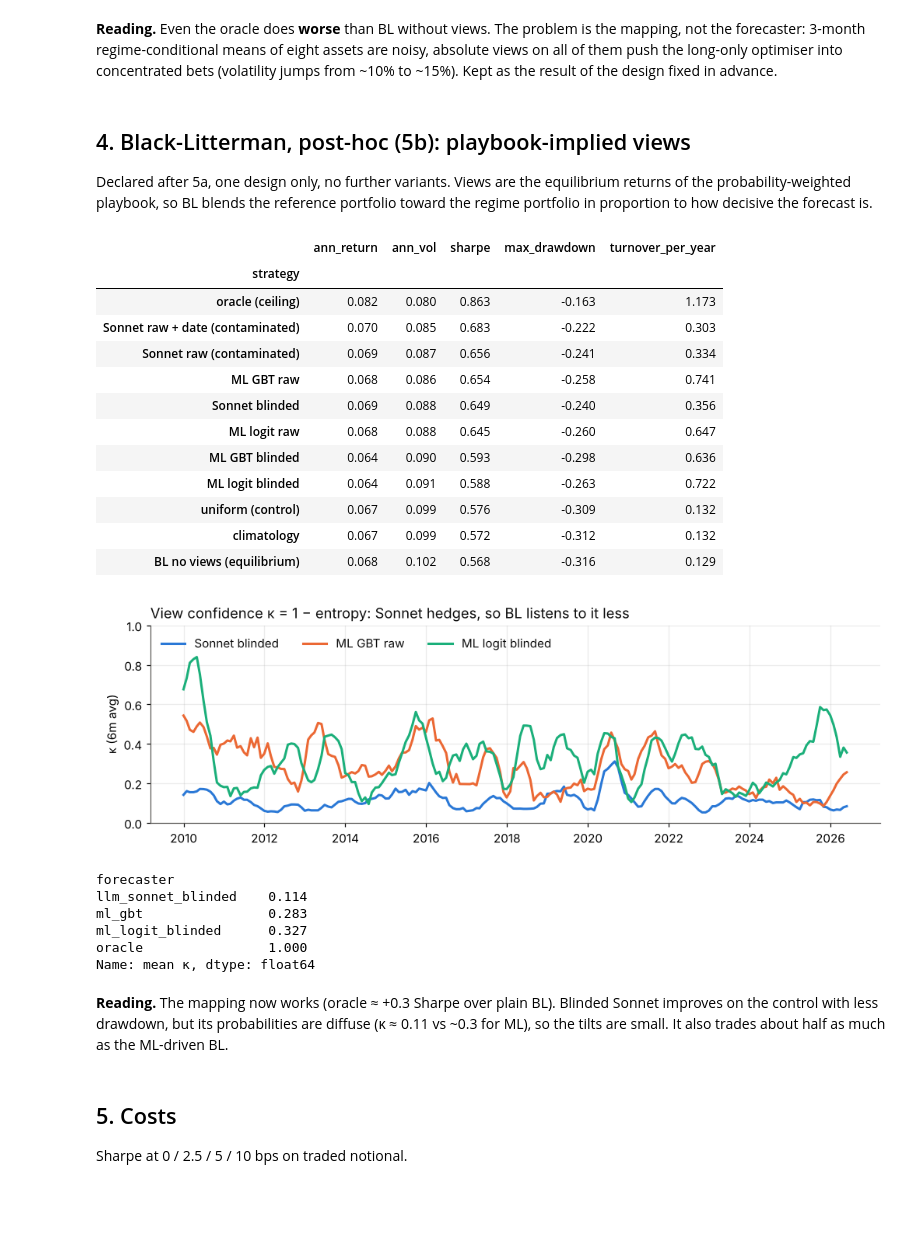
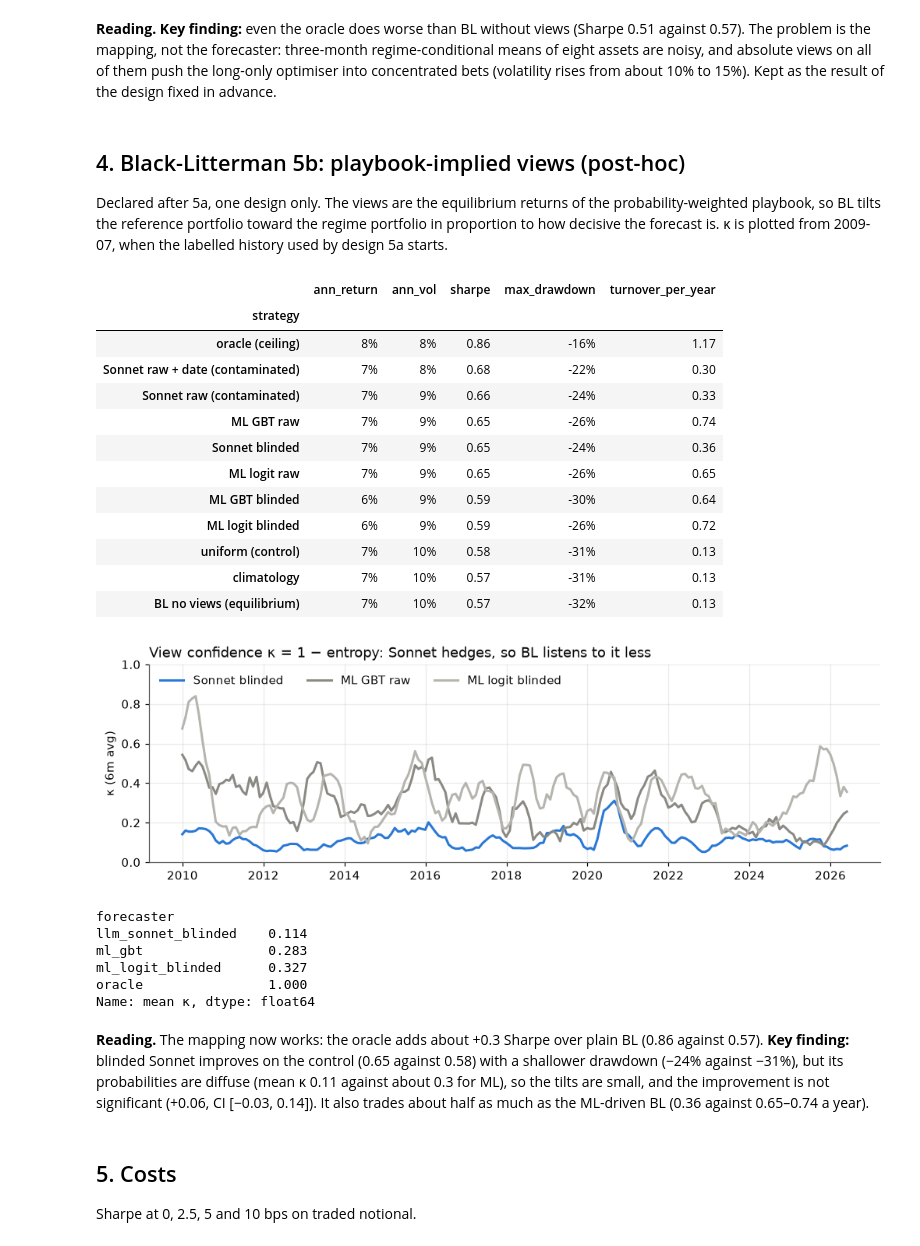
Before and after one commit to FranQuant/llm-regime-allocator, a Jupyter notebook: notebooks/nb03_regimes_to_portfolios.ipynb, the cells around one changed output. Drawn from its saved outputs; the diff is of its cells as text; code cells hidden in the pictures; blank space fills up the shorter version.

```diff
--- a/notebooks/nb03_regimes_to_portfolios.ipynb
+++ b/notebooks/nb03_regimes_to_portfolios.ipynb
@@ -35,11 +38,18 @@ import numpy as np, pandas as pd, matplotlib.pyplot as plt
 from pathlib import Path
 from lra.evaluation import monthly_excess, sharpe_diff_ci
 P5 = Path('../results/phase5')
-C = ['#2a78d6', '#eb6834', '#1baf7a', '#eda100']
+SON = '#2a78d6'                         # Sonnet; GPT #eb6834, Gemini #1baf7a, GLM #eda100 (nb04-nb05); ML and baselines are greys
+GREY = {'uniform': '#0b0b0b', 'climatology': '#b5b4ae', 'ml_logit': '#8a8984', 'ml_gbt': '#b5b4ae'}
 INK, MUTED = '#0b0b0b', '#52514e'
 plt.rcParams.update({'figure.dpi': 110, 'axes.spines.top': False, 'axes.spines.right': False,
                      'axes.grid': True, 'grid.alpha': 0.25, 'lines.linewidth': 2,
                      'axes.edgecolor': MUTED, 'text.color': INK})
+
+def fmt(df, pct=(), d0=(), d1=(), d2=()):
+    """Display only: Sharpe 2 decimals, Brier 3, percentages 0 (stored results are untouched)."""
+    f = {**{c: '{:.0%}' for c in pct}, **{c: '{:.0f}' for c in d0}, **{c: '{:.1f}' for c in d1}, **{c: '{:.2f}' for c in d2}}
+    return df.style.format(f, precision=3, na_rep='–')
+PF = dict(pct=['ann_return', 'ann_vol', 'max_drawdown'], d2=['sharpe', 'turnover_per_year'])
 met = pd.read_csv(P5 / 'metrics.csv')
 daily = pd.read_csv(P5 / 'daily_returns.csv', parse_dates=[0], index_col=0)
 views = pd.read_csv(P5 / 'views.csv', parse_dates=['date'])
@@ -52,10 +62,10 @@ NAMES = {'llm_sonnet_blinded': 'Sonnet blinded', 'llm_sonnet_raw': 'Sonnet raw (
          'climatology': 'climatology', 'uniform': 'uniform (control)', 'oracle': 'oracle (ceiling)'}
 def family(prefix):
     t = head.loc[[f'{prefix}__{k}' for k in NAMES]].rename(index=lambda s: NAMES[s.split('__')[1]])
-    return t[['ann_return', 'ann_vol', 'sharpe', 'max_drawdown', 'turnover_per_year']].round(3)
+    return t[['ann_return', 'ann_vol', 'sharpe', 'max_drawdown', 'turnover_per_year']]
 bench = head.loc[['sixty_forty', 'bl_equilibrium', 'bl_momentum'],
-                 ['ann_return', 'ann_vol', 'sharpe', 'max_drawdown', 'turnover_per_year']].round(3)
-bench
+                 ['ann_return', 'ann_vol', 'sharpe', 'max_drawdown', 'turnover_per_year']]
+fmt(bench, **PF)
 # %% [output]
 |  | ann_return | ann_vol | sharpe | max_drawdown | turnover_per_year |
 | strategy |  |  |  |  |  |
@@ -86,8 +96,9 @@ show = [('sixty_forty', '60/40'), ('playbook__uniform', 'playbook · uniform (co
         ('playbook__llm_sonnet_blinded', 'playbook · Sonnet blinded'), ('playbook__oracle', 'playbook · oracle (ceiling)')]
 wealth = (1 + daily[[s for s, _ in show]]).cumprod()
 fig, (a1, a2) = plt.subplots(2, 1, figsize=(11, 6.5), sharex=True, height_ratios=[2, 1])
-for (s, lab), c in zip(show, C):
-    ls = '--' if 'oracle' in s else '-'
+COL = {'sixty_forty': '#52514e', 'playbook__uniform': '#b5b4ae', 'playbook__llm_sonnet_blinded': SON, 'playbook__oracle': '#0b0b0b'}
+for s, lab in show:
+    c, ls = COL[s], ('--' if 'oracle' in s else '-')
     a1.plot(wealth.index, wealth[s], color=c, label=lab, linestyle=ls)
     a2.plot(wealth.index, wealth[s] / wealth[s].cummax() - 1, color=c, linewidth=1.2, linestyle=ls)
 a1.set_title('Growth of $1, net of costs', loc='left'); a1.legend(frameon=False, ncol=2, loc='upper left')
@@ -115,10 +126,10 @@ ci = pd.DataFrame([dict(zip(['diff', 'lo', 'hi'], sharpe_diff_ci(mex[a], mex[b])
 fig, ax = plt.subplots(figsize=(10, 4.2))
 yp = np.arange(len(ci))[::-1]
 for y_, (_, r) in zip(yp, ci.iterrows()):
-    c = C[2] if r.lo > 0 else C[0]
+    c = '#0b0b0b' if r.lo > 0 else '#8a8984'
     ax.plot([r.lo, r.hi], [y_, y_], color=c); ax.scatter(r['diff'], y_, s=55, color=c, edgecolor='white', zorder=3)
 ax.axvline(0, color=MUTED, linewidth=1); ax.set_yticks(yp, ci.index)
-ax.set_xlabel('Sharpe difference (monthly, annualised), 95% CI — green = CI excludes 0')
+ax.set_xlabel('Sharpe difference (monthly, annualised), 95% CI — black = CI excludes 0')
 ax.set_title('Paired Sharpe differences', loc='left'); plt.tight_layout(); plt.show()
-ci.round(3)
+fmt(ci, d2=['diff', 'lo', 'hi'])
 # %% [output]
@@ -160,39 +171,39 @@ t.sort_values('sharpe', ascending=False)
 # %% [markdown]
-**Reading.** Even the oracle does **worse** than BL without views. The problem is the mapping, not the forecaster: 3-month regime-conditional means of eight assets are noisy, absolute views on all of them push the long-only optimiser into concentrated bets (volatility jumps from ~10% to ~15%). Kept as the result of the design fixed in advance.
+**Reading.** **Key finding:** even the oracle does worse than BL without views (Sharpe 0.51 against 0.57). The problem is the mapping, not the forecaster: three-month regime-conditional means of eight assets are noisy, and absolute views on all of them push the long-only optimiser into concentrated bets (volatility rises from about 10% to 15%). Kept as the result of the design fixed in advance.
 # %% [markdown]
-## 4. Black-Litterman, post-hoc (5b): playbook-implied views
+## 4. Black-Litterman 5b: playbook-implied views (post-hoc)
 
-Declared after 5a, one design only, no further variants. Views are the equilibrium returns of the probability-weighted playbook, so BL blends the reference portfolio toward the regime portfolio in proportion to how decisive the forecast is.
+Declared after 5a, one design only. The views are the equilibrium returns of the probability-weighted playbook, so BL tilts the reference portfolio toward the regime portfolio in proportion to how decisive the forecast is. κ is plotted from 2009-07, when the labelled history used by design 5a starts.
 # %%
 t = family('bl_playbook'); t.loc['BL no views (equilibrium)'] = bench.loc['bl_equilibrium']
-t.sort_values('sharpe', ascending=False)
+fmt(t.sort_values('sharpe', ascending=False), **PF)
 # %% [output]
 |  | ann_return | ann_vol | sharpe | max_drawdown | turnover_per_year |
 | strategy |  |  |  |  |  |
-| oracle (ceiling) | 0.082 | 0.080 | 0.863 | -0.163 | 1.173 |
-| Sonnet raw + date (contaminated) | 0.070 | 0.085 | 0.683 | -0.222 | 0.303 |
-| Sonnet raw (contaminated) | 0.069 | 0.087 | 0.656 | -0.241 | 0.334 |
-| ML GBT raw | 0.068 | 0.086 | 0.654 | -0.258 | 0.741 |
-| Sonnet blinded | 0.069 | 0.088 | 0.649 | -0.240 | 0.356 |
-| ML logit raw | 0.068 | 0.088 | 0.645 | -0.260 | 0.647 |
-| ML GBT blinded | 0.064 | 0.090 | 0.593 | -0.298 | 0.636 |
-| ML logit blinded | 0.064 | 0.091 | 0.588 | -0.263 | 0.722 |
-| uniform (control) | 0.067 | 0.099 | 0.576 | -0.309 | 0.132 |
-| climatology | 0.067 | 0.099 | 0.572 | -0.312 | 0.132 |
-| BL no views (equilibrium) | 0.068 | 0.102 | 0.568 | -0.316 | 0.129 |
+| oracle (ceiling) | 8% | 8% | 0.86 | -16% | 1.17 |
+| Sonnet raw + date (contaminated) | 7% | 8% | 0.68 | -22% | 0.30 |
+| Sonnet raw (contaminated) | 7% | 9% | 0.66 | -24% | 0.33 |
+| ML GBT raw | 7% | 9% | 0.65 | -26% | 0.74 |
+| Sonnet blinded | 7% | 9% | 0.65 | -24% | 0.36 |
+| ML logit raw | 7% | 9% | 0.65 | -26% | 0.65 |
+| ML GBT blinded | 6% | 9% | 0.59 | -30% | 0.64 |
+| ML logit blinded | 6% | 9% | 0.59 | -26% | 0.72 |
+| uniform (control) | 7% | 10% | 0.58 | -31% | 0.13 |
+| climatology | 7% | 10% | 0.57 | -31% | 0.13 |
+| BL no views (equilibrium) | 7% | 10% | 0.57 | -32% | 0.13 |
 # %%
 k = views.pivot(index='date', columns='forecaster', values='kappa')
 fig, ax = plt.subplots(figsize=(11, 3))
-for col, c, lab_ in [('llm_sonnet_blinded', C[0], 'Sonnet blinded'), ('ml_gbt', C[1], 'ML GBT raw'),
-                     ('ml_logit_blinded', C[2], 'ML logit blinded')]:
+for col, c, lab_ in [('llm_sonnet_blinded', SON, 'Sonnet blinded'), ('ml_gbt', GREY['ml_logit'], 'ML GBT raw'),
+                     ('ml_logit_blinded', GREY['ml_gbt'], 'ML logit blinded')]:
     ax.plot(k.index, k[col].rolling(6).mean(), color=c, label=lab_)
 ax.set_ylim(0, 1); ax.set_ylabel('κ (6m avg)')
 ax.legend(frameon=False, ncol=3, loc='upper left')
 ax.set_title('View confidence κ = 1 − entropy: Sonnet hedges, so BL listens to it less', loc='left')
 plt.show()
 k[['llm_sonnet_blinded', 'ml_gbt', 'ml_logit_blinded', 'oracle']].mean().round(3).rename('mean κ')
 # %% [output]
-[figure, old version]
+[figure, new version]
 forecaster
 llm_sonnet_blinded    0.114
 ml_gbt                0.283
@@ -200,11 +211,11 @@ ml_logit_blinded      0.327
 oracle                1.000
 Name: mean κ, dtype: float64
 # %% [markdown]
-**Reading.** The mapping now works (oracle ≈ +0.3 Sharpe over plain BL). Blinded Sonnet improves on the control with less drawdown, but its probabilities are diffuse (κ ≈ 0.11 vs ~0.3 for ML), so the tilts are small. It also trades about half as much as the ML-driven BL.
+**Reading.** The mapping now works: the oracle adds about +0.3 Sharpe over plain BL (0.86 against 0.57). **Key finding:** blinded Sonnet improves on the control (0.65 against 0.58) with a shallower drawdown (−24% against −31%), but its probabilities are diffuse (mean κ 0.11 against about 0.3 for ML), so the tilts are small, and the improvement is not significant (+0.06, CI [−0.03, 0.14]). It also trades about half as much as the ML-driven BL (0.36 against 0.65–0.74 a year).
 # %% [markdown]
 ## 5. Costs
 
-Sharpe at 0 / 2.5 / 5 / 10 bps on traded notional.
+Sharpe at 0, 2.5, 5 and 10 bps on traded notional.
 # %%
 keys = ['sixty_forty', 'bl_equilibrium', 'playbook__uniform', 'playbook__llm_sonnet_blinded', 'playbook__ml_gbt',
         'bl_playbook__llm_sonnet_blinded', 'bl_playbook__ml_gbt', 'playbook__oracle']
```
Also changed, not shown: parts of 15 cells of this notebook, 9 other files.
